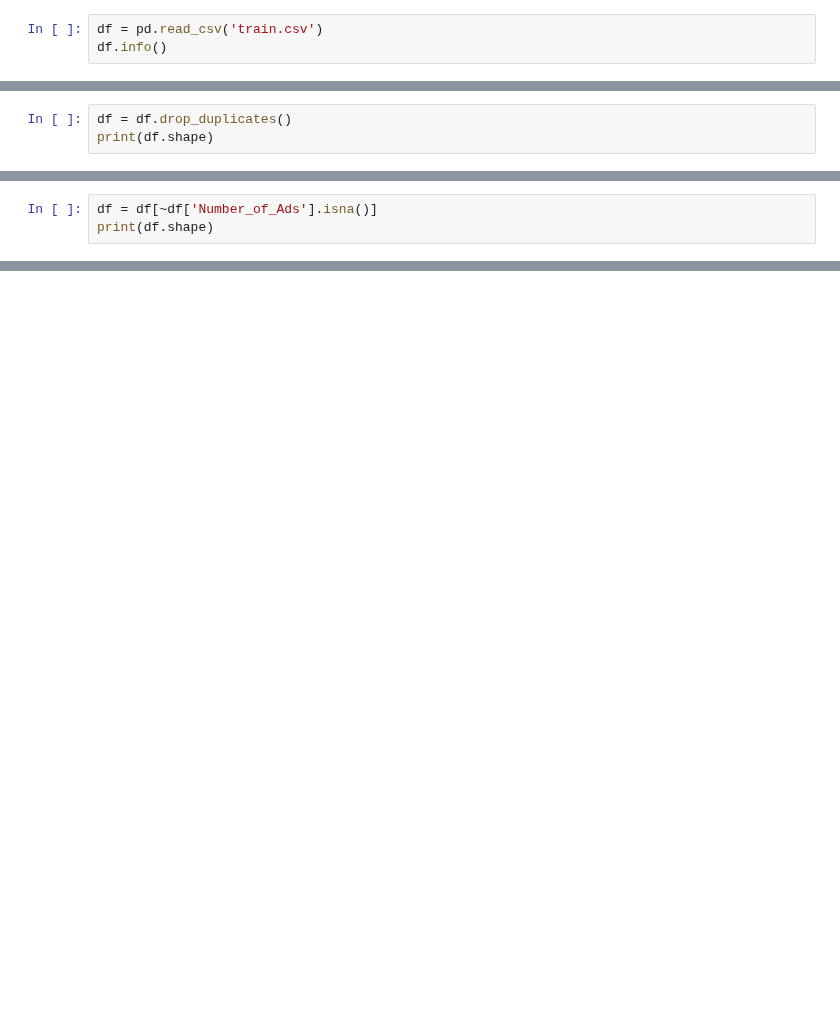
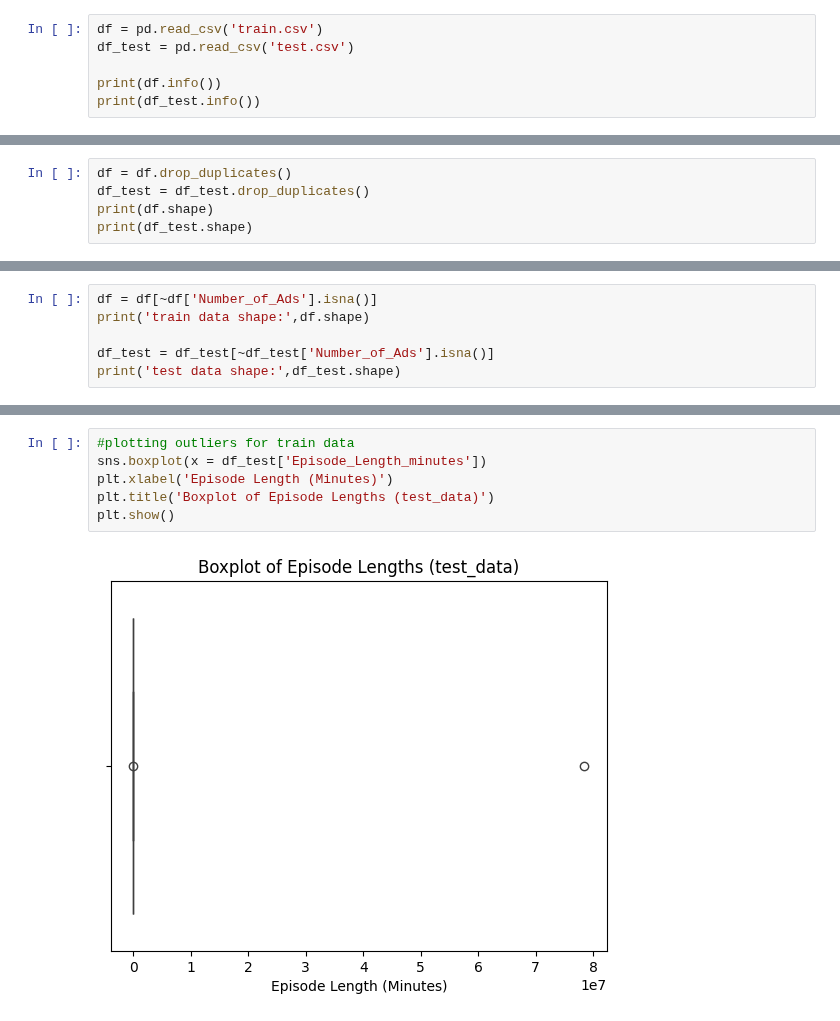
Before and after one commit to mforker/Machine_learning, a Jupyter notebook: kaggle.ipynb, the cells around one changed output, grey strips where cells are left out. Drawn from its saved outputs; the diff is of its cells as text; blank space fills up the shorter version.

```diff
--- a/kaggle.ipynb
+++ b/kaggle.ipynb
@@ -11,7 +12,10 @@ from sklearn.preprocessing import LabelEncoder
 from sklearn.metrics import mean_absolute_error, mean_squared_error, r2_score
 # %%
 df = pd.read_csv('train.csv')
-df.info()
+df_test = pd.read_csv('test.csv')
+
+print(df.info())
+print(df_test.info())
 # %% [output]
 <class 'pandas.core.frame.DataFrame'>
 RangeIndex: 750000 entries, 0 to 749999
@@ -39,5 +43,7 @@ print(df.shape)
 # %%
 df = df.drop_duplicates()
+df_test = df_test.drop_duplicates()
 print(df.shape)
+print(df_test.shape)
 # %% [output]
 (750000, 12)
@@ -60,4 +74,7 @@ dtype: int64
 # %%
 df = df[~df['Number_of_Ads'].isna()]
-print(df.shape)
+print('train data shape:',df.shape)
+
+df_test = df_test[~df_test['Number_of_Ads'].isna()]
+print('test data shape:',df_test.shape)
 # %% [output]
@@ -91,0 +136,8 @@ print(df.shape)
+# %%
+#plotting outliers for train data
+sns.boxplot(x = df_test['Episode_Length_minutes'])
+plt.xlabel('Episode Length (Minutes)')
+plt.title('Boxplot of Episode Lengths (test_data)')
+plt.show()
+# %% [output]
+[figure, added]
```
Also changed, not shown: parts of 34 cells of this notebook.
